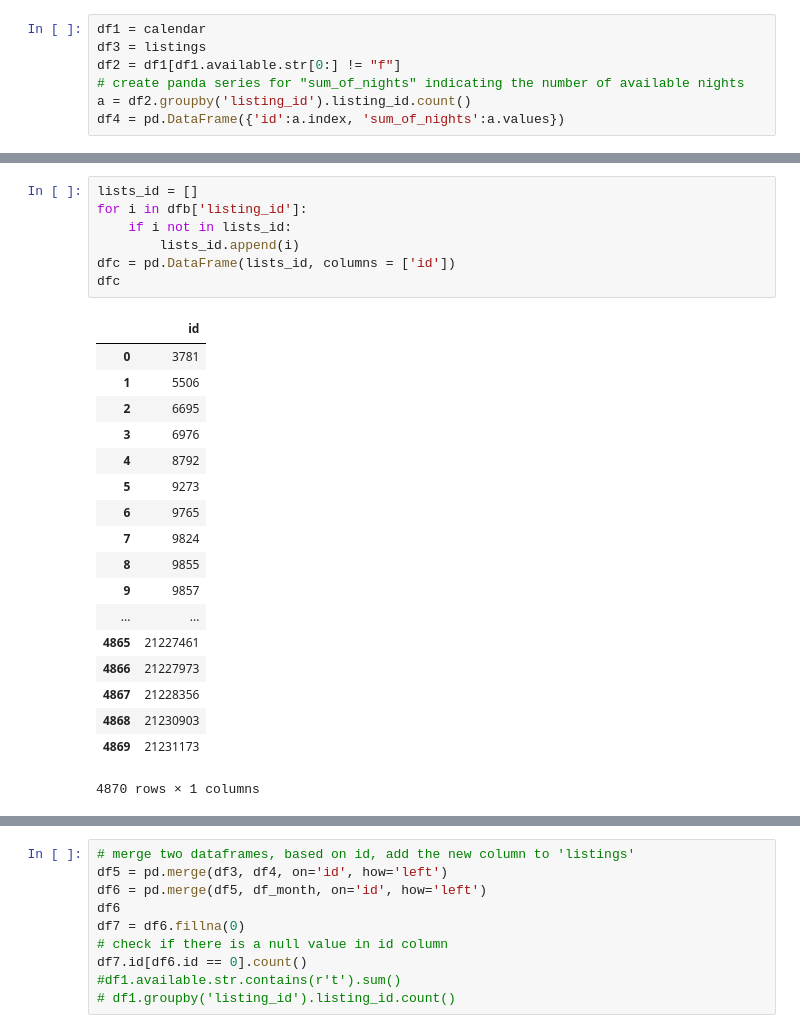
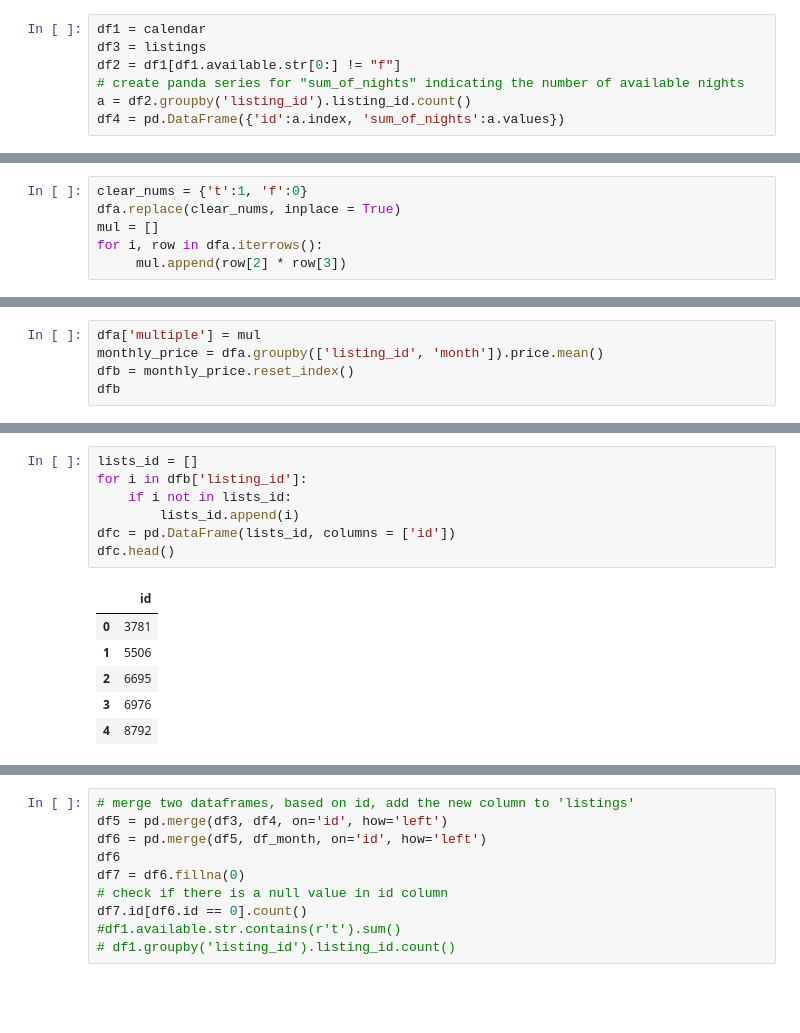
Before and after one commit to kzhang49/Hainan-Chicken, a Jupyter notebook: Airbnb.ipynb, the cells around one changed output, grey strips where cells are left out. Drawn from its saved outputs; the diff is of its cells as text; blank space fills up the shorter version.

```diff
--- a/Airbnb.ipynb
+++ b/Airbnb.ipynb
@@ -59,0 +50,6 @@ dfb
+# %%
+clear_nums = {'t':1, 'f':0}
+dfa.replace(clear_nums, inplace = True)
+mul = []
+for i, row in dfa.iterrows():
+     mul.append(row[2] * row[3])
@@ -59,0 +74,5 @@ dfb
+# %%
+dfa['multiple'] = mul
+monthly_price = dfa.groupby(['listing_id', 'month']).price.mean()
+dfb = monthly_price.reset_index()
+dfb
@@ -60,29 +98,17 @@ dfb
 # %%
 lists_id = []
 for i in dfb['listing_id']:
     if i not in lists_id:
         lists_id.append(i)
 dfc = pd.DataFrame(lists_id, columns = ['id'])
-dfc
+dfc.head()
 # %% [output]
 |  | id |
 | 0 | 3781 |
 | 1 | 5506 |
 | 2 | 6695 |
 | 3 | 6976 |
 | 4 | 8792 |
-| 5 | 9273 |
-| 6 | 9765 |
-| 7 | 9824 |
-| 8 | 9855 |
-| 9 | 9857 |
-| ... | ... |
-| 4865 | 21227461 |
-| 4866 | 21227973 |
-| 4867 | 21228356 |
-| 4868 | 21230903 |
-| 4869 | 21231173 |
-4870 rows × 1 columns
 # %%
 def recursive(df, flag):
     price_list = []
```
Also changed, not shown: parts of 4 cells of this notebook.
